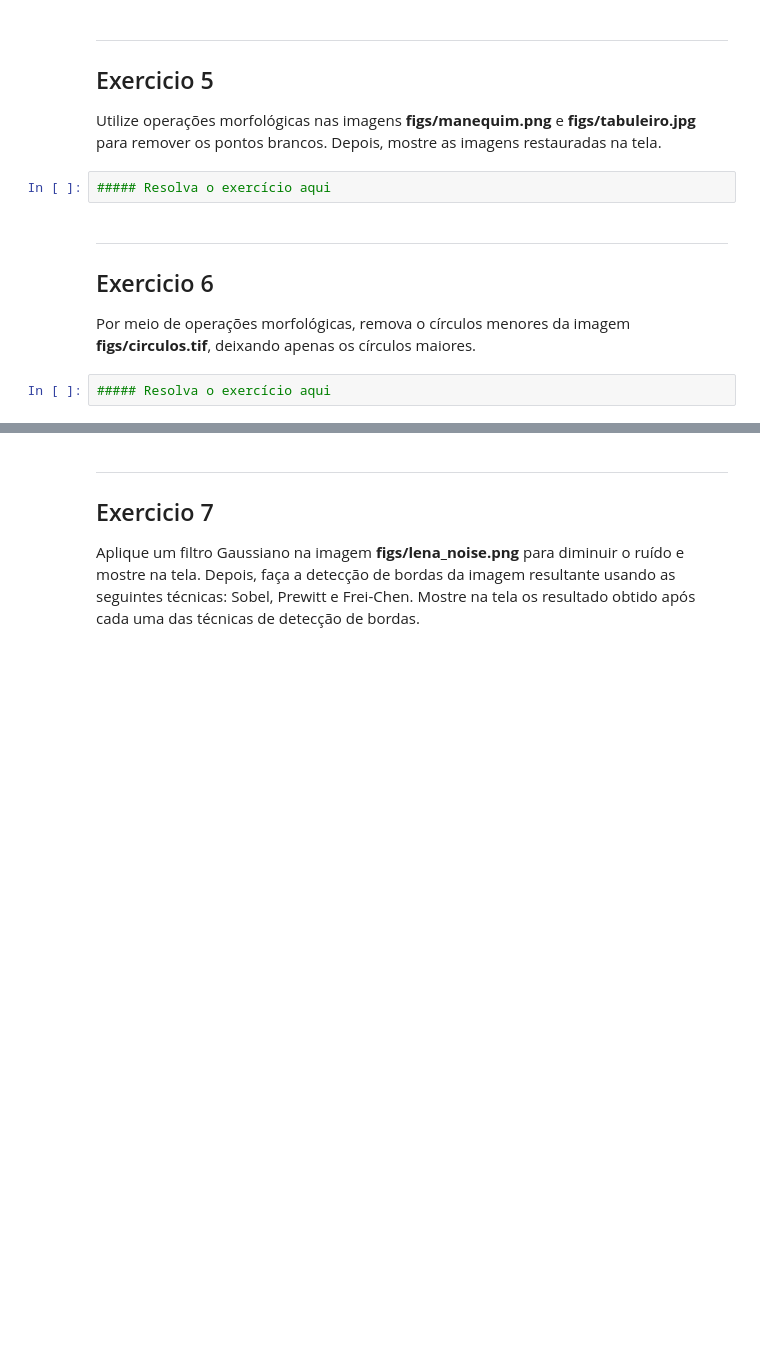
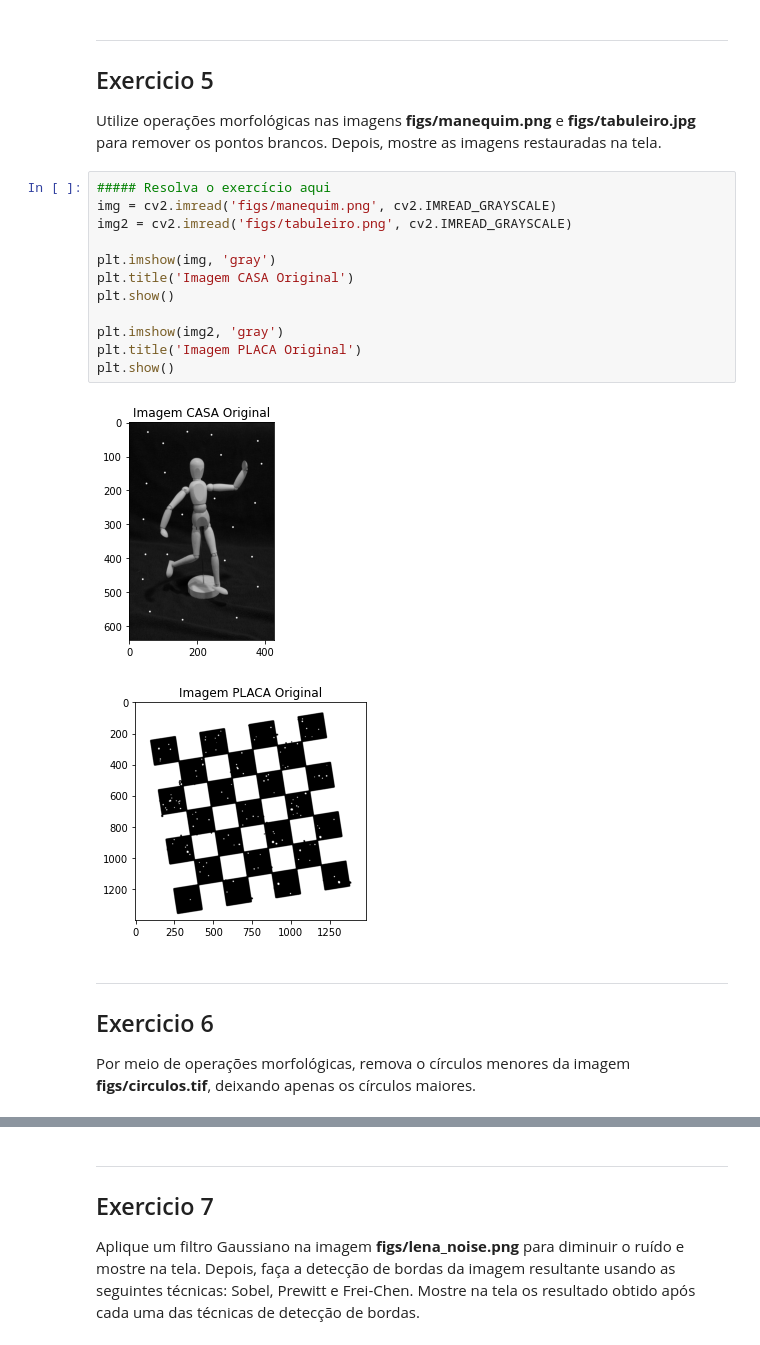
Before and after one commit to m-zaguette/image_processing_ac2, a Jupyter notebook: exerciciosPraticos.ipynb, the cells around one changed output, grey strips where cells are left out. Saved outputs shown, nothing was run; the diff lists cells and outputs as text; blank space fills up the shorter version.

```diff
--- a/exerciciosPraticos.ipynb
+++ b/exerciciosPraticos.ipynb
@@ -198,12 +236,23 @@ Remova o ruído das imagens **figs/casa.png** e **figs/placa.tif**. Depois, most
 ## Exercicio 5
 
 Utilize operações morfológicas nas imagens **figs/manequim.png** e **figs/tabuleiro.jpg** para remover os pontos brancos. Depois, mostre as imagens restauradas na tela.
-# %%
-##### Resolva o exercício aqui
+# %%
+##### Resolva o exercício aqui
+img = cv2.imread('figs/manequim.png', cv2.IMREAD_GRAYSCALE)
+img2 = cv2.imread('figs/tabuleiro.png', cv2.IMREAD_GRAYSCALE)
+
+plt.imshow(img, 'gray')
+plt.title('Imagem CASA Original')
+plt.show()
+
+plt.imshow(img2, 'gray')
+plt.title('Imagem PLACA Original')
+plt.show()
+# %% [output]
+[figure, added]
+[figure, added]
 # %% [markdown]
 ----
 ## Exercicio 6
 
 Por meio de operações morfológicas, remova o círculos menores da imagem **figs/circulos.tif**, deixando apenas os círculos maiores.
-# %%
-##### Resolva o exercício aqui
```
Also changed, not shown: parts of 12 cells of this notebook.
